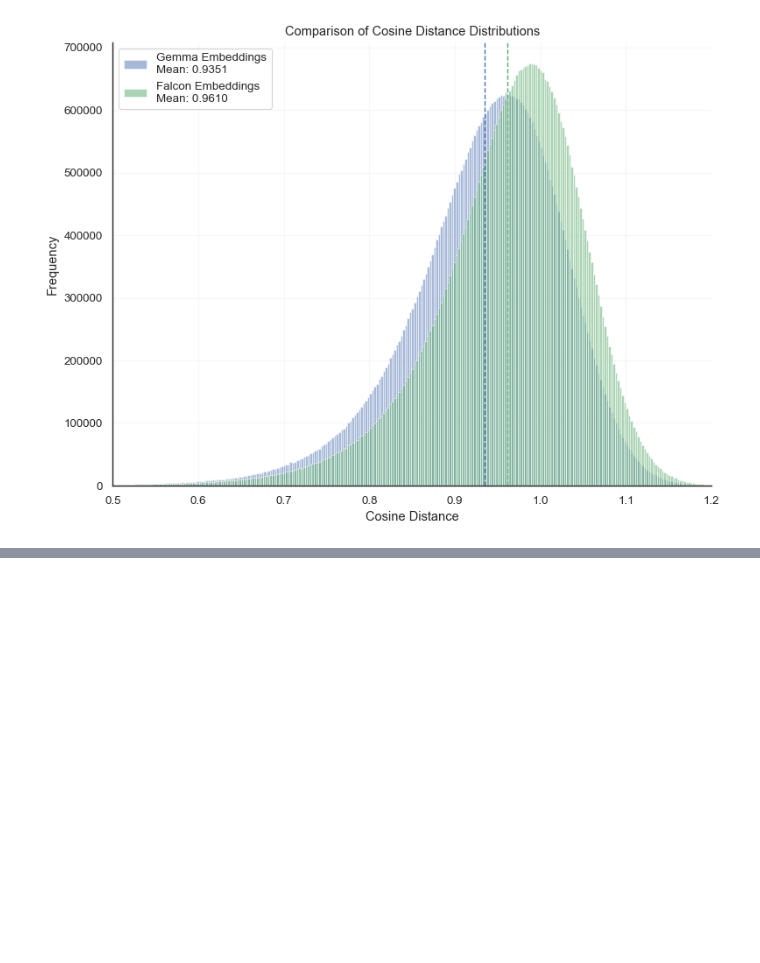
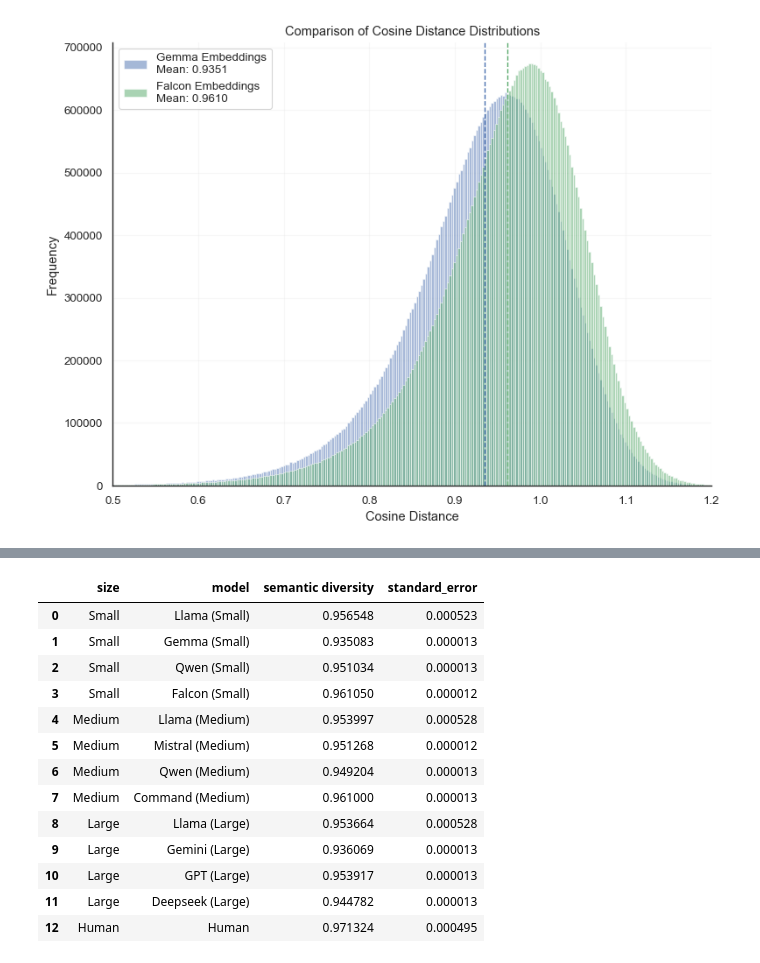
Before and after one commit to maxschaffelder/synthetic_data_diversity, a Jupyter notebook: data_analysis/semantic_diversity/semantic_diversity.ipynb, the cells around one changed output, grey strips where cells are left out. Saved outputs shown, nothing was run; the diff lists cells and outputs as text; code cells hidden in the pictures; blank space fills up the shorter version.

```diff
--- a/data_analysis/semantic_diversity/semantic_diversity.ipynb
+++ b/data_analysis/semantic_diversity/semantic_diversity.ipynb
@@ -832,0 +769,71 @@ Gemini with System Prompt Semantic Diversity: 0.937226 (SE: 0.000013)
+# %%
+restructured_filtered_stats = filtered_stats.copy()
+
+# --- DataFrame Restructuring ---
+
+# 1. Rename 'Llama-average' to 'Llama' in the 'model' column
+restructured_filtered_stats['model'] = restructured_filtered_stats['model'].replace('Llama-average', 'Llama')
+
+
+# 3. Create a temporary column to mark 'Llama' models for sorting
+# This allows us to place them first within each size group
+restructured_filtered_stats['is_llama'] = (restructured_filtered_stats['model'] == 'Llama')
+
+# 4. Sort the DataFrame
+# - First by the custom 'size' order (small, medium, large, human)
+# - Then by the 'is_llama' column in descending order (True comes before False)
+restructured_filtered_stats = restructured_filtered_stats.sort_values(by=['size', 'is_llama'], ascending=[True, False])
+
+# 5. Clean up by removing the temporary sorting column and resetting the index
+restructured_filtered_stats = restructured_filtered_stats.drop(columns=['is_llama']).reset_index(drop=True)
+
+restructured_filtered_stats = restructured_filtered_stats.drop(columns=['dataset'])
+restructured_filtered_stats.loc[0, "model"] = "Human"
+
+
+# Move size == 'Small' rows to the top and size == 'Large' rows to the end
+
+# Define the desired order for 'size'
+size_order = ['Small', 'Medium', 'Human', 'Large']
+
+# Convert 'size' column to a categorical type with the specified order
+restructured_filtered_stats['size'] = pd.Categorical(
+    restructured_filtered_stats['size'],
+    categories=size_order,
+    ordered=True
+)
+
+# Sort by the new categorical 'size' order (Small first, Large last)
+restructured_filtered_stats = restructured_filtered_stats.sort_values(by='size').reset_index(drop=True)
+
+# Move the 'Human' row to the last position
+human_row = restructured_filtered_stats[restructured_filtered_stats['model'] == 'Human']
+non_human_rows = restructured_filtered_stats[restructured_filtered_stats['model'] != 'Human']
+restructured_filtered_stats = pd.concat([non_human_rows, human_row], ignore_index=True)
+
+# Add the size to the model name, separate with a space and put the size in brackets
+restructured_filtered_stats['model'] = restructured_filtered_stats.apply(
+    lambda row: f"{row['model']} ({row['size']})", axis=1
+)
+
+# Set the 'model' column to "Human" for the row where model is "Human (Human)"
+restructured_filtered_stats.loc[restructured_filtered_stats['model'] == "Human (Human)", "model"] = "Human"
+
+
+# Display the restructured DataFrame to verify the changes
+display(restructured_filtered_stats)
+# %% [output]
+|  | size | model | semantic diversity | standard_error |
+| 0 | Small | Llama (Small) | 0.956548 | 0.000523 |
+| 1 | Small | Gemma (Small) | 0.935083 | 0.000013 |
+| 2 | Small | Qwen (Small) | 0.951034 | 0.000013 |
+| 3 | Small | Falcon (Small) | 0.961050 | 0.000012 |
+| 4 | Medium | Llama (Medium) | 0.953997 | 0.000528 |
+| 5 | Medium | Mistral (Medium) | 0.951268 | 0.000012 |
+| 6 | Medium | Qwen (Medium) | 0.949204 | 0.000013 |
+| 7 | Medium | Command (Medium) | 0.961000 | 0.000013 |
+| 8 | Large | Llama (Large) | 0.953664 | 0.000528 |
+| 9 | Large | Gemini (Large) | 0.936069 | 0.000013 |
+| 10 | Large | GPT (Large) | 0.953917 | 0.000013 |
+| 11 | Large | Deepseek (Large) | 0.944782 | 0.000013 |
+| 12 | Human | Human | 0.971324 | 0.000495 |
```
Also changed, not shown: parts of 8 cells of this notebook.
